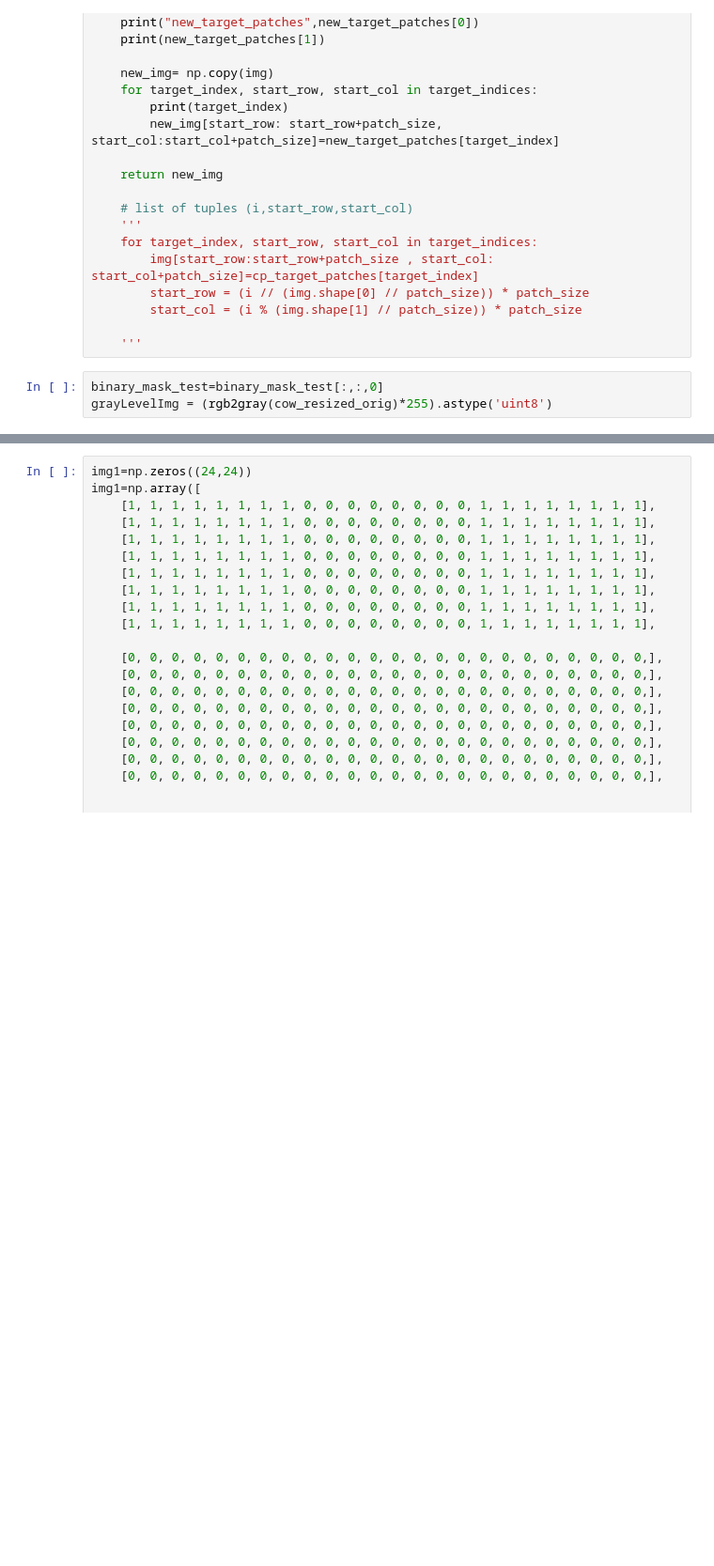
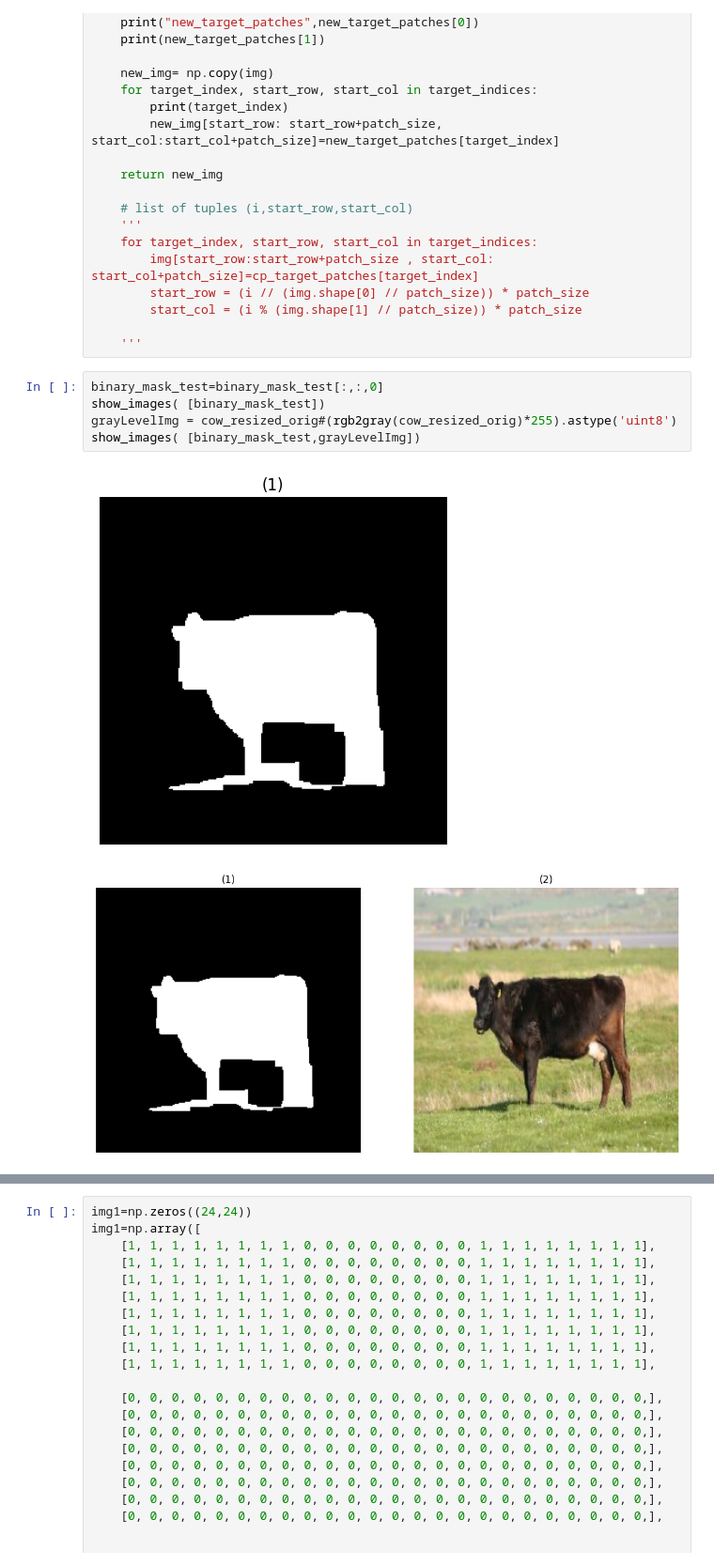
Before and after one commit to Omar-Al-Sharif/Magic-Inpainting, a Jupyter notebook: regionDetection/inpainting_with_detection copy.ipynb, the cells around one changed output, grey strips where cells are left out. Shown at 94% size. Drawn from its saved outputs; the diff is of its cells as text; blank space fills up the shorter version.

```diff
--- a/regionDetection/inpainting_with_detection copy.ipynb
+++ b/regionDetection/inpainting_with_detection copy.ipynb
@@ -138,7 +138,12 @@ def main(img,binary_mask, overlap=2):
     '''
 # %%
 binary_mask_test=binary_mask_test[:,:,0]
-grayLevelImg = (rgb2gray(cow_resized_orig)*255).astype('uint8')
+show_images( [binary_mask_test])
+grayLevelImg = cow_resized_orig#(rgb2gray(cow_resized_orig)*255).astype('uint8')
+show_images( [binary_mask_test,grayLevelImg])
+# %% [output]
+[figure, added]
+[figure, added]
 # %%
 
 newImg= main(grayLevelImg,binary_mask_test, overlap=50)
```
Also changed, not shown: parts of 3 cells of this notebook.
